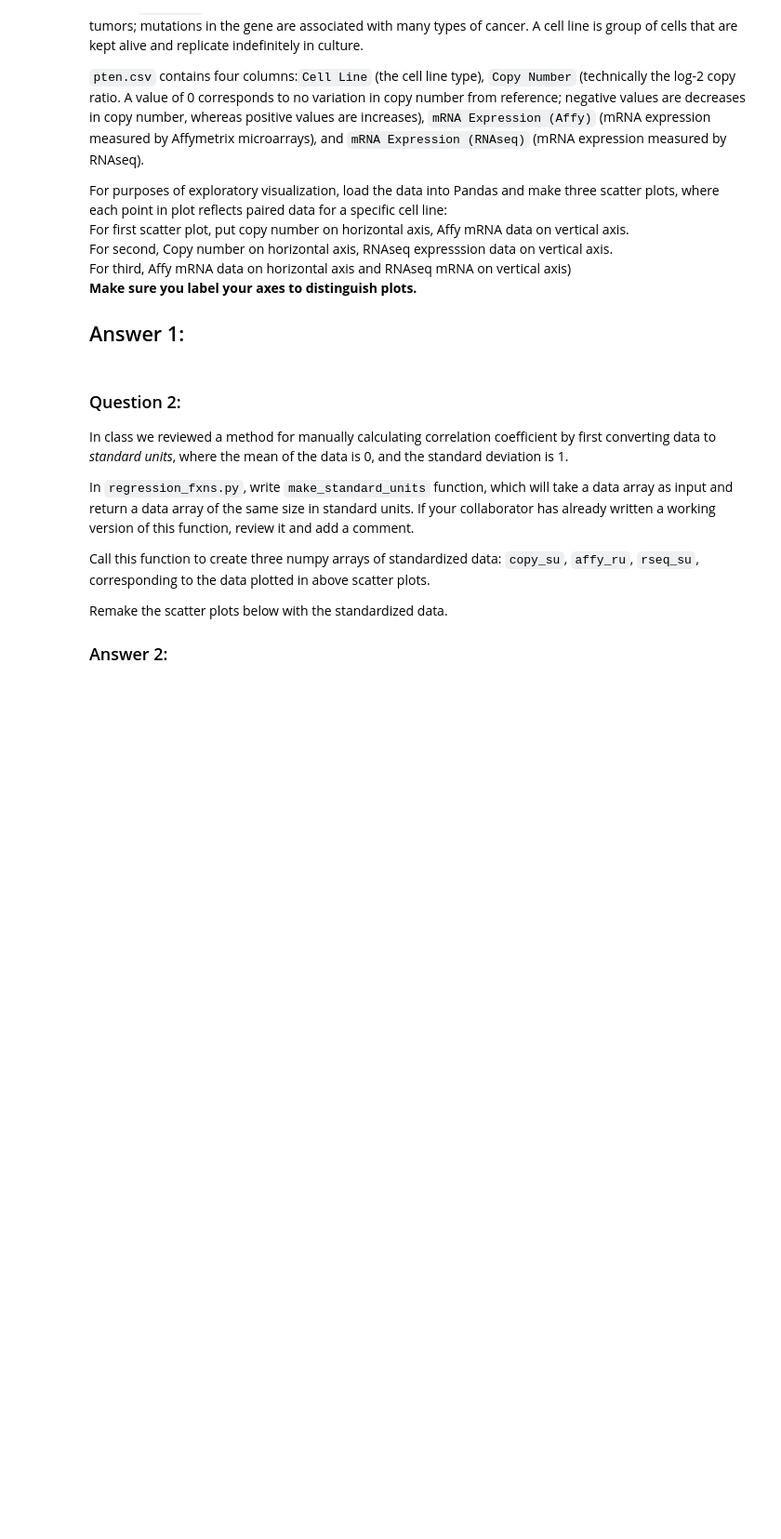
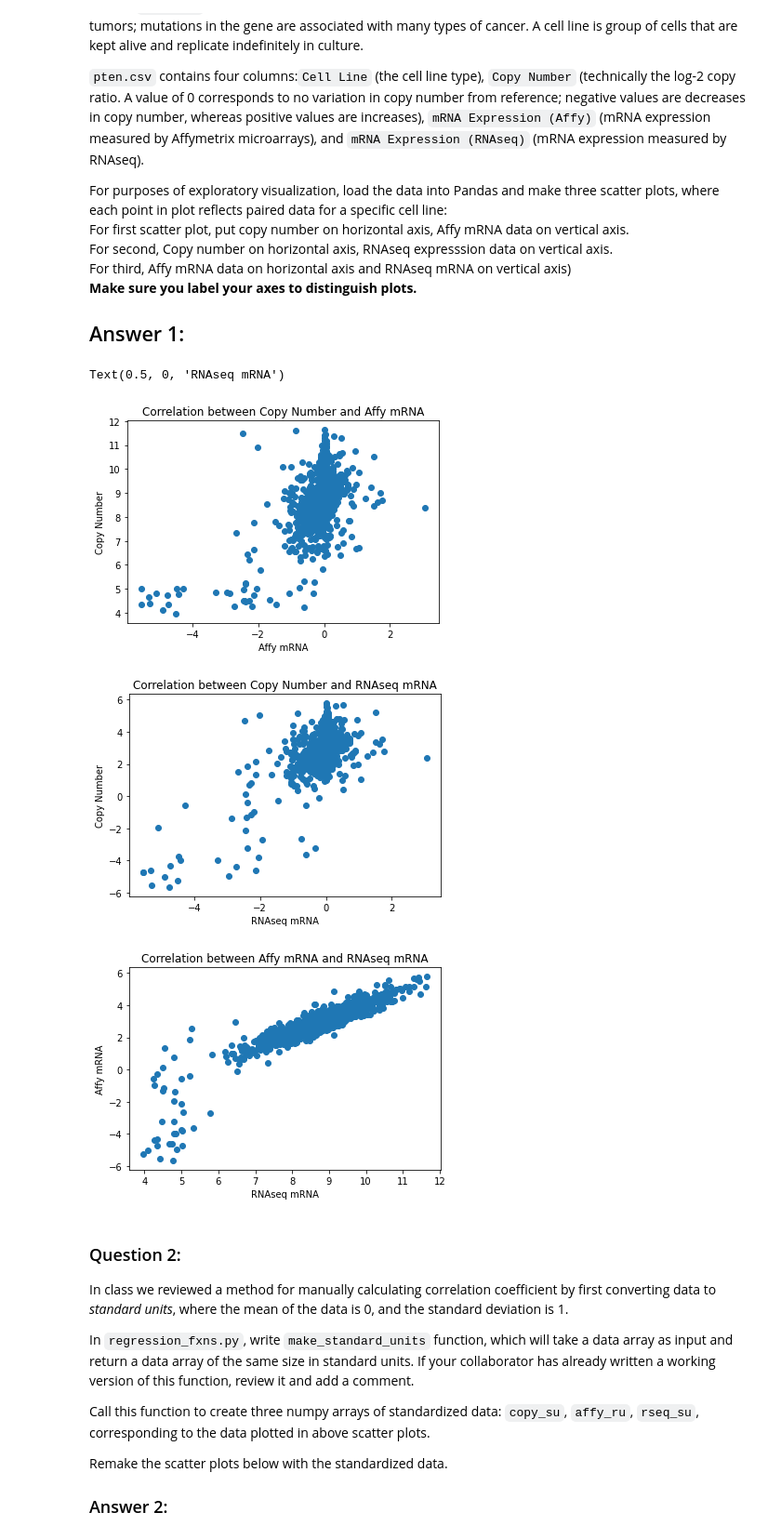
Before and after one commit to symmetricK/pten, a Jupyter notebook: hw08_horikawa.ipynb, the cells around one changed output. Shown at 93% size. Drawn from its saved outputs; the diff is of its cells as text; code cells hidden in the pictures; blank space fills up the shorter version.

```diff
--- a/hw08_horikawa.ipynb
+++ b/hw08_horikawa.ipynb
@@ -43,3 +49,33 @@ For purposes of exploratory visualization, load the data into Pandas and make th
+# %%
+#Code for Answer 1
+import pandas as pd
+import matplotlib.pyplot as plt
+
+pten_df=pd.read_csv('pten.csv')
+
+
+fig=plt.figure()
+plt.scatter(pten_df['Copy Number'],pten_df['mRNA Expression (Affy)'])
+plt.title("Correlation between Copy Number and Affy mRNA")
+plt.ylabel('Copy Number')
+plt.xlabel('Affy mRNA')
+
+fig=plt.figure()
+plt.scatter(pten_df['Copy Number'],pten_df['mRNA Expression (RNAseq)'],)
+plt.title("Correlation between Copy Number and RNAseq mRNA")
+plt.ylabel('Copy Number')
+plt.xlabel('RNAseq mRNA')
+
+fig=plt.figure()
+plt.scatter(pten_df['mRNA Expression (Affy)'],pten_df['mRNA Expression (RNAseq)'],)
+plt.title("Correlation between Affy mRNA and RNAseq mRNA")
+plt.ylabel('Affy mRNA')
+plt.xlabel('RNAseq mRNA')
+# %% [output]
+Text(0.5, 0, 'RNAseq mRNA')
+[figure, added]
+[figure, added]
+[figure, added]
 # %% [markdown]
 ### Question 2:
 In class we reviewed a method for manually calculating correlation coefficient by first converting data to *standard units*, where the mean of the data is 0, and the standard deviation is 1.
```
Also changed, not shown: parts of 3 cells of this notebook.
